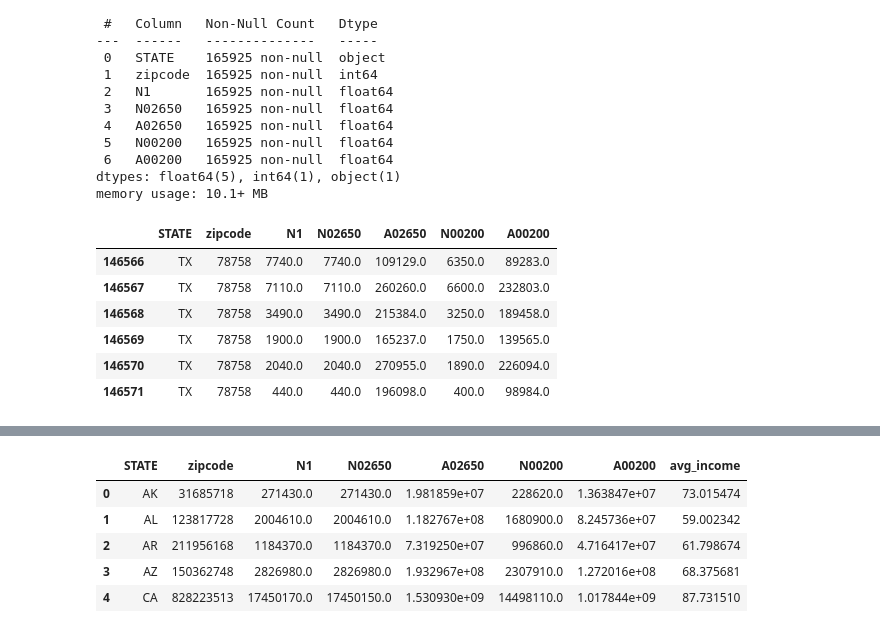
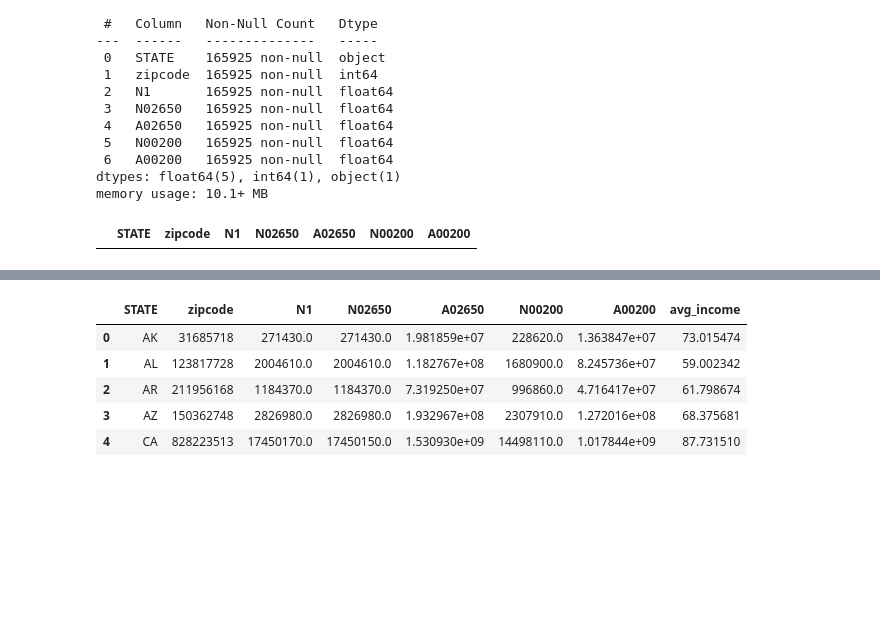
Before and after one commit to lesro/change_unlimited, a Jupyter notebook: notebooks/day2_df_review_merge.ipynb, the cells around one changed output, grey strips where cells are left out. Drawn from its saved outputs; the diff is of its cells as text; code cells hidden in the pictures; blank space fills up the shorter version.

```diff
--- a/notebooks/day2_df_review_merge.ipynb
+++ b/notebooks/day2_df_review_merge.ipynb
@@ -66,15 +66,9 @@ memory usage: 10.1+ MB
 irs_wip_df.drop(['N00200','A00200'], axis=1).to_csv('../data/eda_irs_data.csv')
 # %%
 #identify if zipcodes are unique, they are not, group by them
-irs_wip_df[irs_wip_df['zipcode']==78758]
+irs_wip_df[irs_wip_df['zipcode']==23620]
 # %% [output]
 |  | STATE | zipcode | N1 | N02650 | A02650 | N00200 | A00200 |
-| 146566 | TX | 78758 | 7740.0 | 7740.0 | 109129.0 | 6350.0 | 89283.0 |
-| 146567 | TX | 78758 | 7110.0 | 7110.0 | 260260.0 | 6600.0 | 232803.0 |
-| 146568 | TX | 78758 | 3490.0 | 3490.0 | 215384.0 | 3250.0 | 189458.0 |
-| 146569 | TX | 78758 | 1900.0 | 1900.0 | 165237.0 | 1750.0 | 139565.0 |
-| 146570 | TX | 78758 | 2040.0 | 2040.0 | 270955.0 | 1890.0 | 226094.0 |
-| 146571 | TX | 78758 | 440.0 | 440.0 | 196098.0 | 400.0 | 98984.0 |
 # %%
 #grouped zipcodes within states
 irs_wip_df_grouped_zip = irs_wip_df.groupby(['STATE','zipcode'], as_index=False).sum().drop(['N00200','A00200'], axis=1)
```
Also changed, not shown: parts of 8 cells of this notebook, 1 other file.
